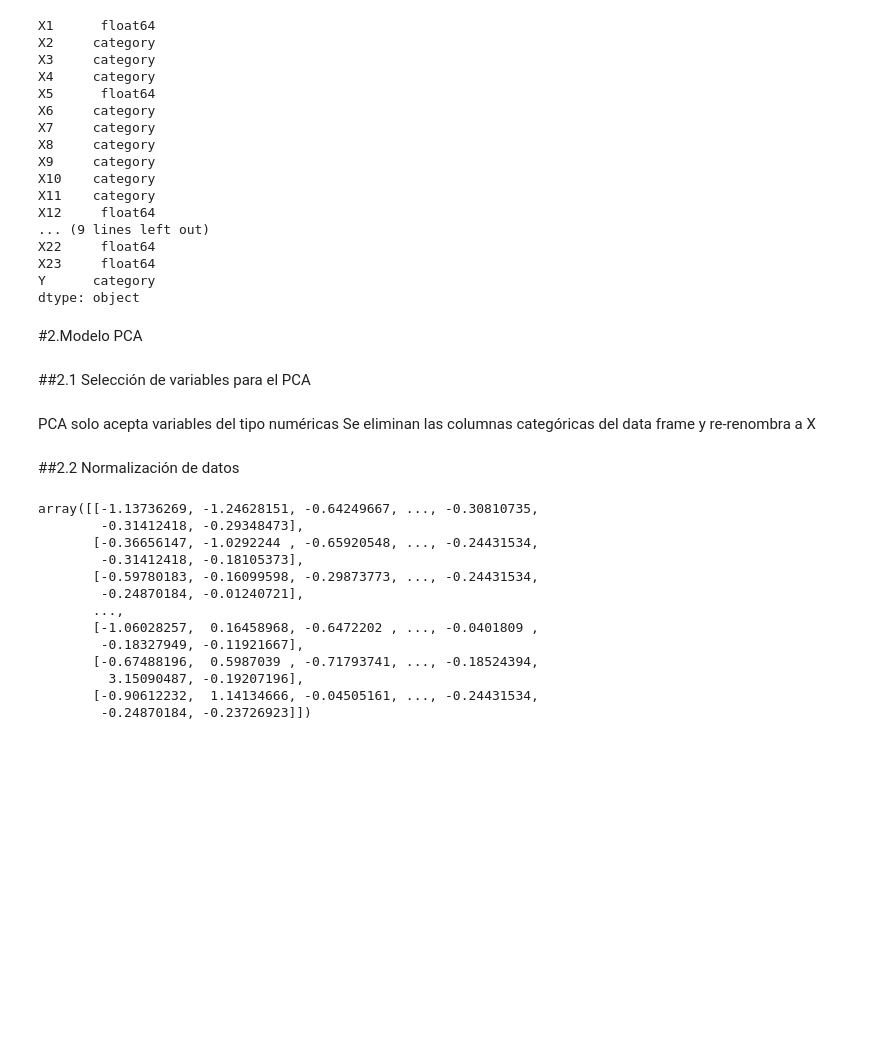
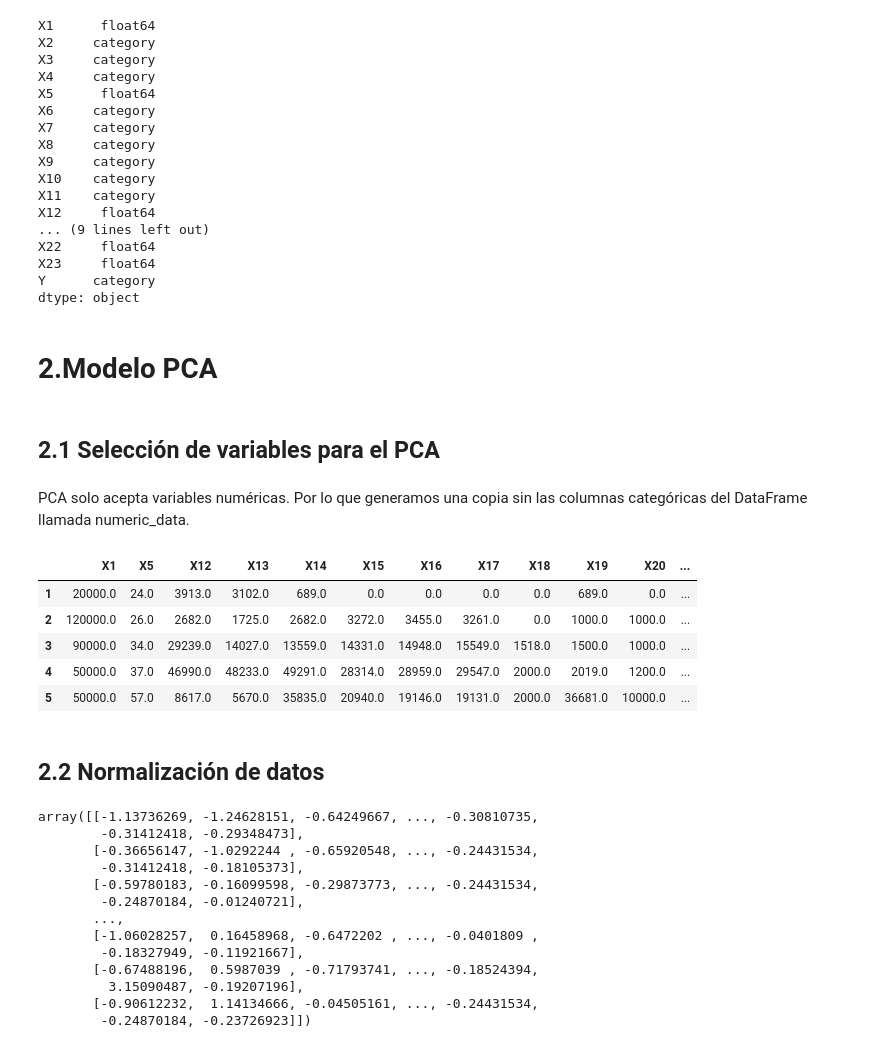
Before and after one commit to PosgradoMNA/actividades-del-projecto-equipo-103-mna, a Jupyter notebook: Actividad_2Semana 4.ipynb, the cells around one changed output. Cells and saved outputs as stored; diff of their text form; code cells hidden in the pictures; blank space fills up the shorter version.

```diff
--- a/Actividad_2Semana 4.ipynb
+++ b/Actividad_2Semana 4.ipynb
@@ -235,14 +234,24 @@ X23     float64
 Y      category
 dtype: object
 # %% [markdown]
-#2.Modelo PCA
+# 2.Modelo PCA
 # %% [markdown]
-##2.1 Selección de variables para el PCA
+## 2.1 Selección de variables para el PCA
 # %% [markdown]
-PCA solo acepta variables del tipo numéricas
-Se eliminan las columnas categóricas del data frame y re-renombra a X
+PCA solo acepta variables numéricas.
+Por lo que generamos una copia sin las columnas categóricas del DataFrame llamada numeric_data.
 # %%
-x = ndf.drop(['X2','X3','X4','X6','X7','X8','X9','X10','X11','Y'], axis=1)
+numeric_data = ndf.drop(
+    columns=["X2", "X3", "X4", "X6", "X7", "X8", "X9", "X10", "X11", "Y"]
+)
+numeric_data.head()
+# %% [output]
+|  | X1 | X5 | X12 | X13 | X14 | X15 | X16 | X17 | X18 | X19 | X20 | ... |
+| 1 | 20000.0 | 24.0 | 3913.0 | 3102.0 | 689.0 | 0.0 | 0.0 | 0.0 | 0.0 | 689.0 | 0.0 | ... |
+| 2 | 120000.0 | 26.0 | 2682.0 | 1725.0 | 2682.0 | 3272.0 | 3455.0 | 3261.0 | 0.0 | 1000.0 | 1000.0 | ... |
+| 3 | 90000.0 | 34.0 | 29239.0 | 14027.0 | 13559.0 | 14331.0 | 14948.0 | 15549.0 | 1518.0 | 1500.0 | 1000.0 | ... |
+| 4 | 50000.0 | 37.0 | 46990.0 | 48233.0 | 49291.0 | 28314.0 | 28959.0 | 29547.0 | 2000.0 | 2019.0 | 1200.0 | ... |
+| 5 | 50000.0 | 57.0 | 8617.0 | 5670.0 | 35835.0 | 20940.0 | 19146.0 | 19131.0 | 2000.0 | 36681.0 | 10000.0 | ... |
 # %% [markdown]
-##2.2 Normalización de datos
+## 2.2 Normalización de datos
 # %%
```
Also changed, not shown: parts of 16 cells of this notebook.
